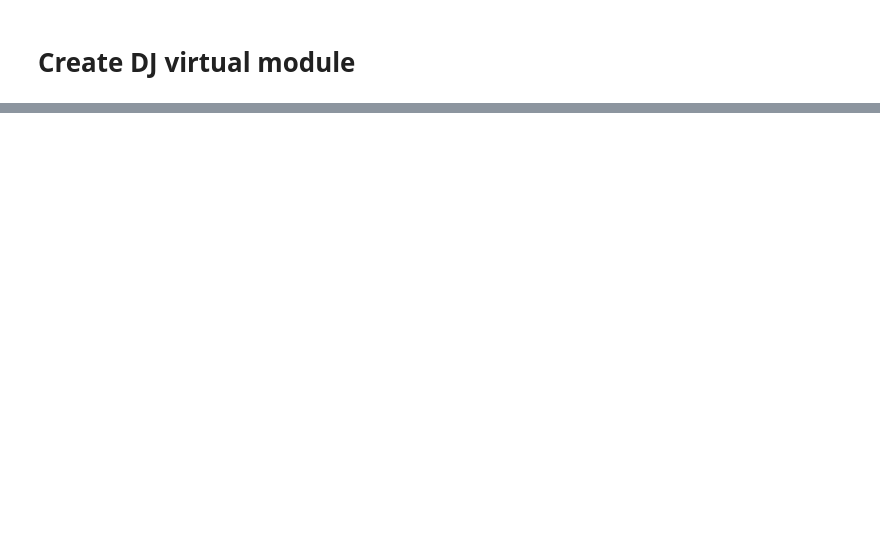
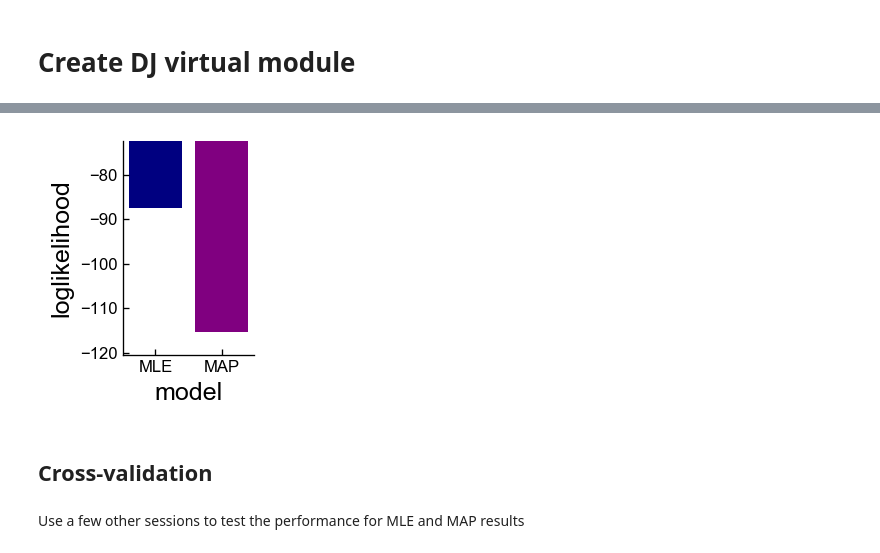
Before and after one commit to KeithLuooo/ssm, a Jupyter notebook: notebooks/Applying GLM-HMM on Towers Data.ipynb, the cells around one changed output, grey strips where cells are left out. Cells and saved outputs as stored; diff of their text form; code cells hidden in the pictures; blank space fills up the shorter version.

```diff
--- a/notebooks/Applying GLM-HMM on Towers Data.ipynb
+++ b/notebooks/Applying GLM-HMM on Towers Data.ipynb
@@ -209,0 +263,30 @@ array([[[ 0.15854555, -0.35793196]]])
+# %%
+# Instantiate GLM-HMM and set prior hyperparameters
+prior_sigma = 2
+prior_alpha = 2
+map_glmhmm = ssm.HMM(num_states, obs_dim, input_dim, observations="input_driven_obs",
+             observation_kwargs=dict(C=num_categories,prior_sigma=prior_sigma),
+             transitions="sticky", transition_kwargs=dict(alpha=prior_alpha,kappa=0))
+# %%
+# Fit GLM-HMM with MAP estimation:
+_ = map_glmhmm.fit(chose_right, inputs=input, method="em", num_iters=N_iters, tolerance=10**-4)
+# %%
+mle_final_ll = glmhmm.log_likelihood(chose_right, inputs=input)
+map_final_ll = map_glmhmm.log_likelihood(chose_right, inputs=input)
+
+# Plot these values
+fig = plt.figure(figsize=(2, 2.5), dpi=120, facecolor='w', edgecolor='k')
+loglikelihood_vals = [mle_final_ll, map_final_ll]
+colors = ['Navy', 'Purple']
+for z, occ in enumerate(loglikelihood_vals):
+  plt.bar(z, occ, width = 0.8, color = colors[z])
+  plt.ylim((map_final_ll-5, mle_final_ll+15))
+  plt.xticks([0, 1], ['MLE', 'MAP'], fontsize = 10)
+  plt.xlabel('model', fontsize = 15)
+  plt.ylabel('loglikelihood', fontsize=15)
+# %% [output]
+[figure, added]
+# %% [markdown]
+## Cross-validation
+# %% [markdown]
+Use a few other sessions to test the performance for MLE and MAP results
```
Also changed, not shown: parts of 34 cells of this notebook.
